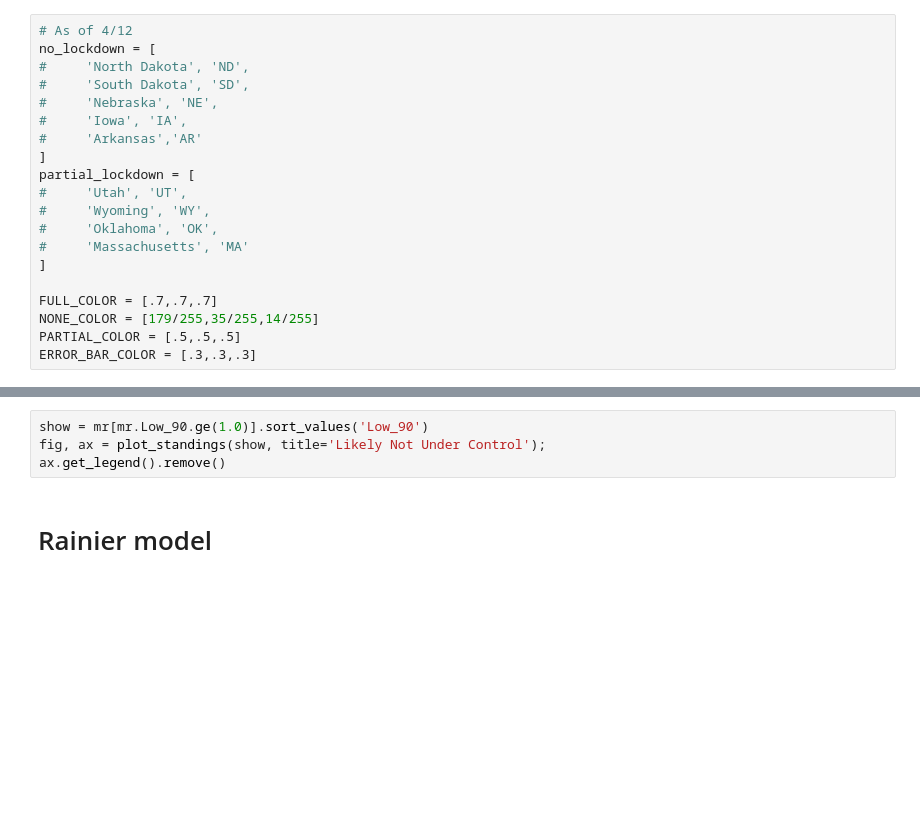
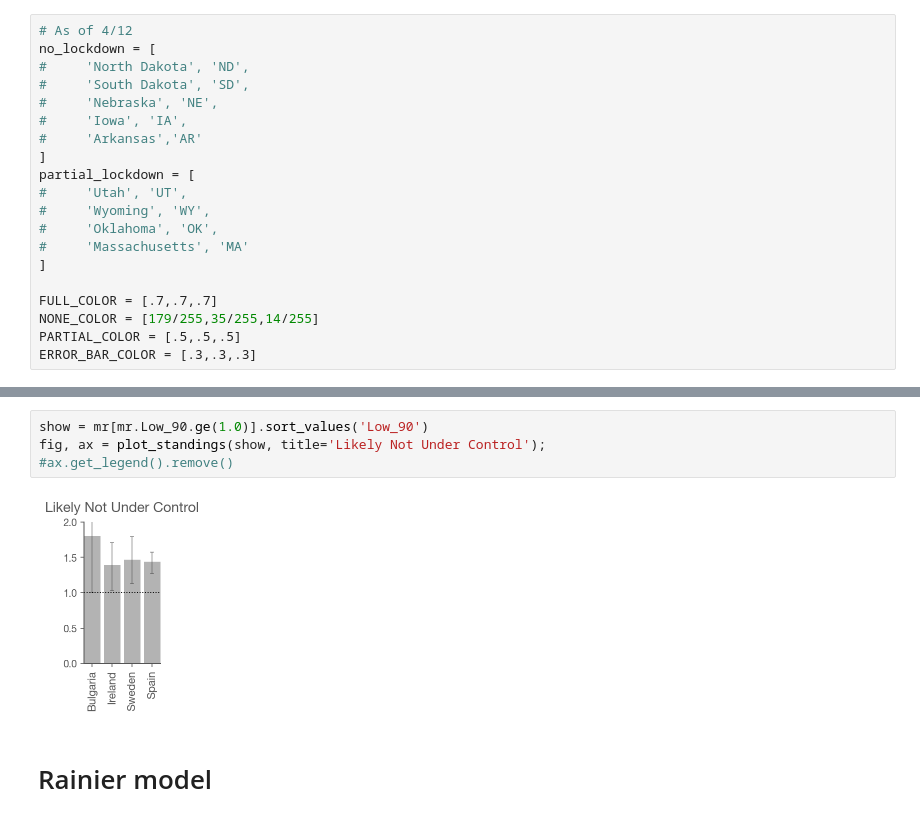
Before and after one commit to pmm-sumo/covid-19, a Jupyter notebook: Realtime R0.ipynb, the cells around one changed output, grey strips where cells are left out. Saved outputs shown, nothing was run; the diff lists cells and outputs as text; blank space fills up the shorter version.

```diff
--- a/Realtime R0.ipynb
+++ b/Realtime R0.ipynb
@@ -752,7 +757,9 @@ fig, ax = plot_standings(show, title='Likely Under Control');
 # %%
 show = mr[mr.Low_90.ge(1.0)].sort_values('Low_90')
 fig, ax = plot_standings(show, title='Likely Not Under Control');
-ax.get_legend().remove()
+#ax.get_legend().remove()
+# %% [output]
+[figure, added]
 # %% [markdown]
 # Rainier model
 # %% [markdown]
```
Also changed, not shown: parts of 11 cells of this notebook, 2 other files.
